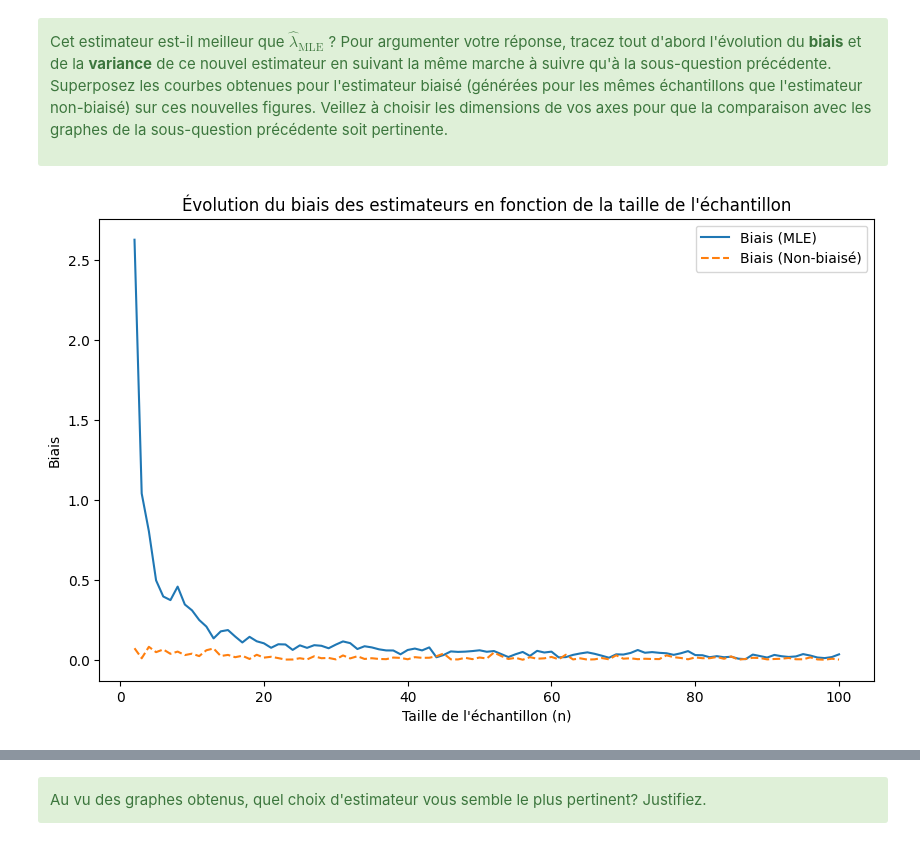
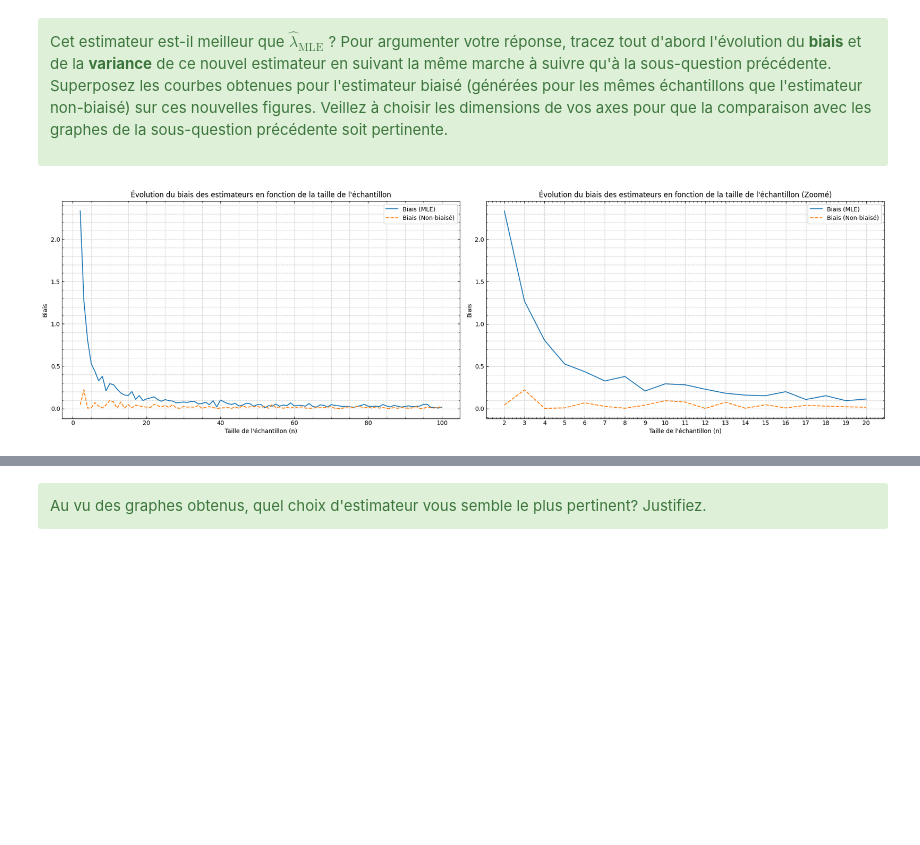
Before and after one commit to LeJzer03/Stat.-Devoir---Github, a Jupyter notebook: math0487_hw1_student.ipynb, the cells around one changed output, grey strips where cells are left out. Cells and saved outputs as stored; diff of their text form; code cells hidden in the pictures; blank space fills up the shorter version.

Commit message:
update generale sur esthétique graph

```diff
--- a/math0487_hw1_student.ipynb
+++ b/math0487_hw1_student.ipynb
@@ -695,42 +705,91 @@ Cet estimateur est-il meilleur que $\hat{\lambda}_{\mathrm{MLE}}$ ? Pour argumen
 # %%
 """VOTRE CODE ICI"""
 # Initialisation des listes pour stocker le biais et la variance pour l'estimateur non-biaisé
 unbiased_biases = []
 unbiased_variances = []
 
 # Génération des échantillons et calcul du biais et de la variance pour l'estimateur non-biaisé
 for n in n_values:
     unbiased_estimates = []
     for _ in range(500):
         sample = np.random.exponential(1/lambda_theorique, n) + 6.5
         unbiased_lambda_estimate = (n - 1) / np.sum(sample - 6.5)
         unbiased_estimates.append(unbiased_lambda_estimate)
 
     unbiased_estimates = np.array(unbiased_estimates)
     unbiased_bias = np.abs(np.mean(unbiased_estimates) - lambda_theorique)
     unbiased_variance = np.var(unbiased_estimates)
 
     unbiased_biases.append(unbiased_bias)
     unbiased_variances.append(unbiased_variance)
 
-# Tracé du biais pour l'estimateur non-biaisé et superposition avec l'estimateur biaisé
-plt.figure(figsize=(10, 6))
-plt.plot(n_values, biases, label='Biais (MLE)')
-plt.plot(n_values, unbiased_biases, label='Biais (Non-biaisé)', linestyle='--')
-plt.xlabel('Taille de l\'échantillon (n)')
-plt.ylabel('Biais')
-plt.title('Évolution du biais des estimateurs en fonction de la taille de l\'échantillon')
-plt.legend()
+# Tracé des deux graphiques côte à côte
+fig, axs = plt.subplots(1, 2, figsize=(20, 6))
+
+# Premier graphique : Biais pour l'estimateur non-biaisé et superposition avec l'estimateur biaisé
+axs[0].plot(n_values, biases, label='Biais (MLE)')
+axs[0].plot(n_values, unbiased_biases, label='Biais (Non-biaisé)', linestyle='--')
+axs[0].set_xlabel('Taille de l\'échantillon (n)')
+axs[0].set_ylabel('Biais')
+axs[0].set_title('Évolution du biais des estimateurs en fonction de la taille de l\'échantillon')
+axs[0].legend()
+axs[0].minorticks_on()
+axs[0].grid(which='both', linestyle='--', linewidth=0.5)
+axs[0].tick_params(which='both', direction='in', top=True, right=True)
+
+# Deuxième graphique : Biais pour l'estimateur non-biaisé et superposition avec l'estimateur biaisé (version zoomée)
+zoomed_n_values = n_values[(n_values >= 2) & (n_values <= 20)]
+zoomed_biases = biases[:len(zoomed_n_values)]
+zoomed_unbiased_biases = unbiased_biases[:len(zoomed_n_values)]
+
+axs[1].plot(zoomed_n_values, zoomed_biases, label='Biais (MLE)')
+axs[1].plot(zoomed_n_values, zoomed_unbiased_biases, label='Biais (Non-biaisé)', linestyle='--')
+axs[1].set_xlabel('Taille de l\'échantillon (n)')
+axs[1].set_ylabel('Biais')
+axs[1].set_title('Évolution du biais des estimateurs en fonction de la taille de l\'échantillon (Zoomé)')
+axs[1].legend()
+axs[1].minorticks_on()
+axs[1].grid(which='major', axis='x', linestyle='--', linewidth=0.5)
+axs[1].grid(which='both', axis='y', linestyle='--', linewidth=0.5)
+axs[1].set_xticks(np.arange(min(zoomed_n_values), max(zoomed_n_values)+1, 1))
+axs[1].tick_params(which='both', direction='in', top=True, right=True)
+
+plt.tight_layout()
 plt.show()
 
-# Tracé de la variance pour l'estimateur non-biaisé et superposition avec l'estimateur biaisé
-plt.figure(figsize=(10, 6))
-plt.plot(n_values, variances, label='Variance (MLE)')
-plt.plot(n_values, unbiased_variances, label='Variance (Non-biaisé)', linestyle='--')
-plt.xlabel('Taille de l\'échantillon (n)')
-plt.ylabel('Variance')
-plt.title('Évolution de la variance des estimateurs en fonction de la taille de l\'échantillon')
-plt.legend()
+
+
+fig, axs = plt.subplots(1, 2, figsize=(20, 6))
+
+# Premier graphique : Variance pour l'estimateur non-biaisé et superposition avec l'estimateur biaisé
+axs[0].plot(n_values, variances, label='Variance (MLE)')
+axs[0].plot(n_values, unbiased_variances, label='Variance (Non-biaisé)', linestyle='--')
+axs[0].set_xlabel('Taille de l\'échantillon (n)')
+axs[0].set_ylabel('Variance')
+axs[0].set_title('Évolution de la variance des estimateurs en fonction de la taille de l\'échantillon')
+axs[0].legend()
+axs[0].minorticks_on()
+axs[0].grid(which='both', linestyle='--', linewidth=0.5)
+axs[0].tick_params(which='both', direction='in', top=True, right=True)
+
+# Deuxième graphique : Variance pour l'estimateur non-biaisé et superposition avec l'estimateur biaisé (version zoomée)
+zoomed_n_values = n_values[(n_values >= 2) & (n_values <= 10)]
+zoomed_variances = variances[:len(zoomed_n_values)]
+zoomed_unbiased_variances = unbiased_variances[:len(zoomed_n_values)]
+
+axs[1].plot(zoomed_n_values, zoomed_variances, label='Variance (MLE)')
+axs[1].plot(zoomed_n_values, zoomed_unbiased_variances, label='Variance (Non-biaisé)', linestyle='--')
+axs[1].set_xlabel('Taille de l\'échantillon (n)')
+axs[1].set_ylabel('Variance')
+axs[1].set_title('Évolution de la variance des estimateurs en fonction de la taille de l\'échantillon (Zoomé)')
+axs[1].legend()
+axs[1].minorticks_on()
+axs[1].grid(which='major', axis='x', linestyle='--', linewidth=0.5)
+axs[1].grid(which='both', axis='y', linestyle='--', linewidth=0.5)
+axs[1].set_xticks(np.arange(min(zoomed_n_values), max(zoomed_n_values)+1, 1))
+axs[1].tick_params(which='both', direction='in', top=True, right=True)
+
+plt.tight_layout()
 plt.show()
 # %% [output]
-[figure, old version]
+[figure, new version]
```
Also changed, not shown: parts of 7 cells of this notebook.
